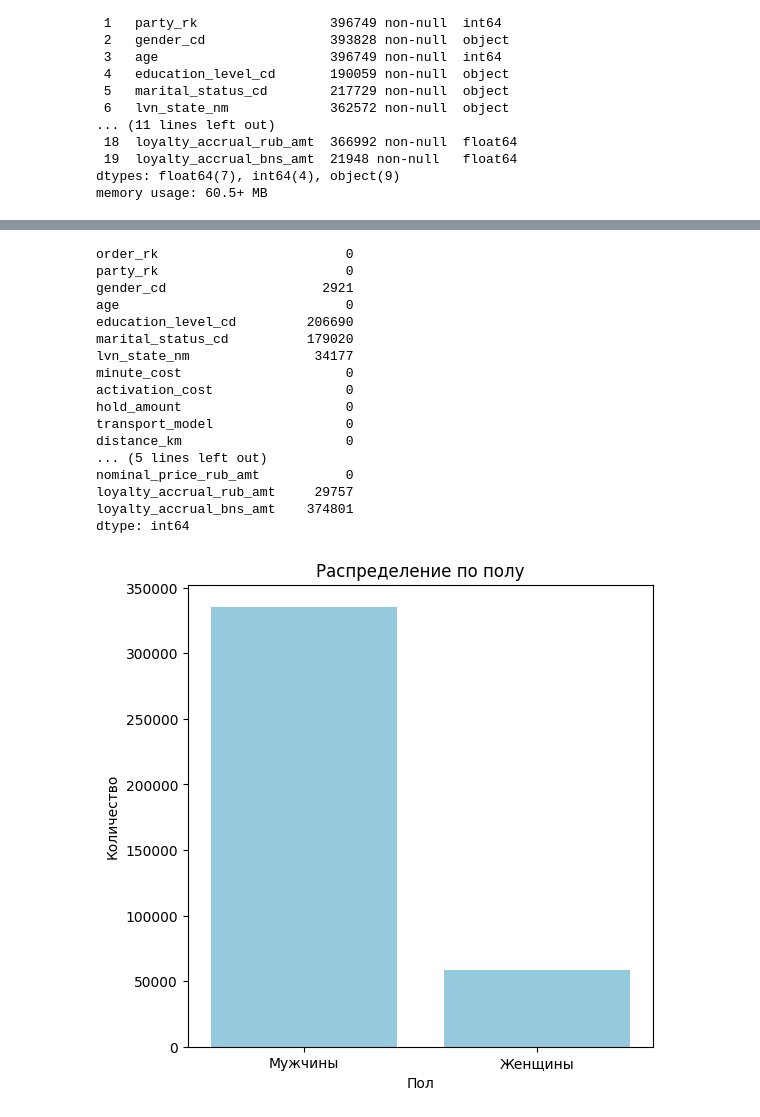
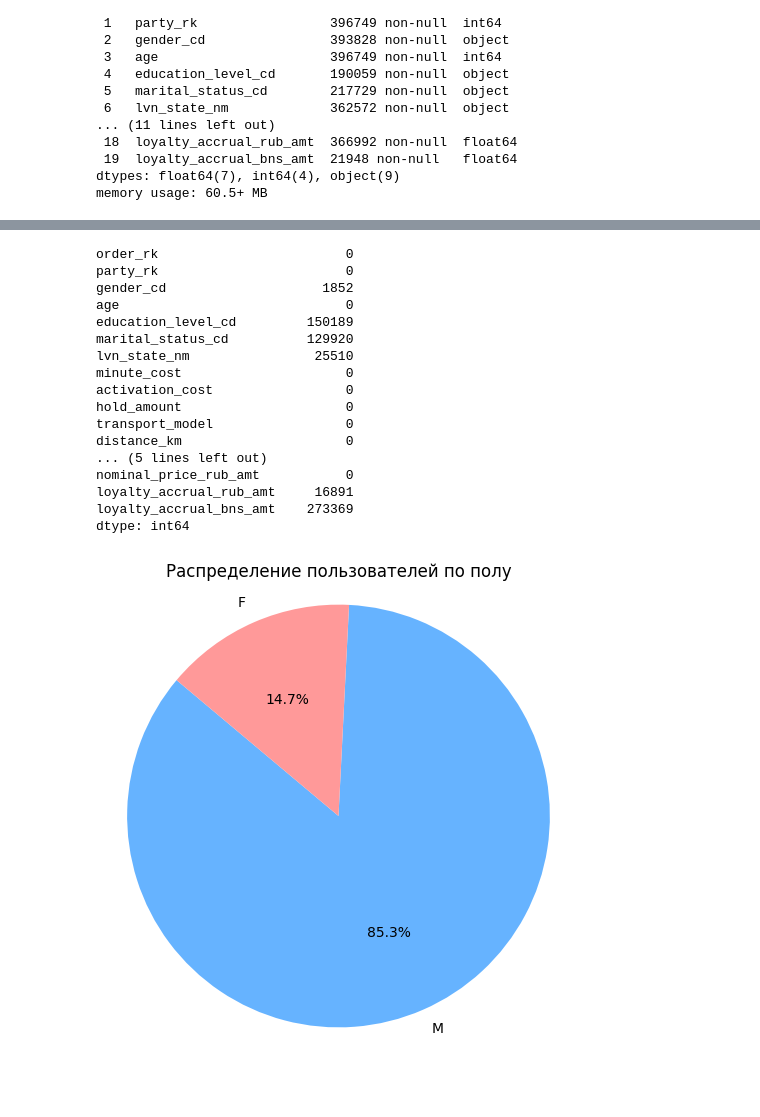
Before and after one commit to lidaEYE/eda-kicksharing-2024, a Jupyter notebook: tb-analysis-2025.ipynb, the cells around one changed output, grey strips where cells are left out. Cells and saved outputs as stored; diff of their text form; code cells hidden in the pictures; blank space fills up the shorter version.

```diff
--- a/tb-analysis-2025.ipynb
+++ b/tb-analysis-2025.ipynb
@@ -62,0 +63,5 @@ df.describe()
+# %%
+df = df[
+    (df['distance_km'] >= 1) &
+    (df['nominal_price_rub_amt'] > 0)
+]
@@ -89,11 +106,11 @@ df.isnull().sum()
 # %% [output]
 order_rk                        0
 party_rk                        0
-gender_cd                    2921
+gender_cd                    1852
 age                             0
-education_level_cd         206690
-marital_status_cd          179020
-lvn_state_nm                34177
+education_level_cd         150189
+marital_status_cd          129920
+lvn_state_nm                25510
 minute_cost                     0
 activation_cost                 0
 hold_amount                     0
@@ -101,18 +118,23 @@ transport_model                 0
 distance_km                     0
 ... (5 lines left out)
 nominal_price_rub_amt           0
-loyalty_accrual_rub_amt     29757
-loyalty_accrual_bns_amt    374801
+loyalty_accrual_rub_amt     16891
+loyalty_accrual_bns_amt    273369
 dtype: int64
 # %%
+# Убираем пропущенные значения
+gender_counts = df['gender_cd'].dropna().value_counts()
+df['gender_cd'] = df['gender_cd'].replace({'M': 'Мужчины', 'F': 'Женщины'})
+
+# Подписи и цвета
+labels = gender_counts.index
+colors = ['#66b3ff', '#ff9999', '#99ff99']
+
+# Построение круговой диаграммы
 plt.figure(figsize=(6, 6))
-sns.countplot(x=df.gender_cd, color='skyblue')
-
-
-plt.title("Распределение по полу")
-plt.xlabel("Пол")
-plt.ylabel("Количество")
-plt.xticks(rotation=0)
+plt.pie(gender_counts, labels=labels, autopct='%1.1f%%', colors=colors, startangle=140)
+plt.title('Распределение пользователей по полу')
+plt.axis('equal')  # Чтобы круг был ровным
 plt.show()
 # %% [output]
-[figure, old version]
+[figure, new version]
```
Also changed, not shown: parts of 14 cells of this notebook, 1 other file.
